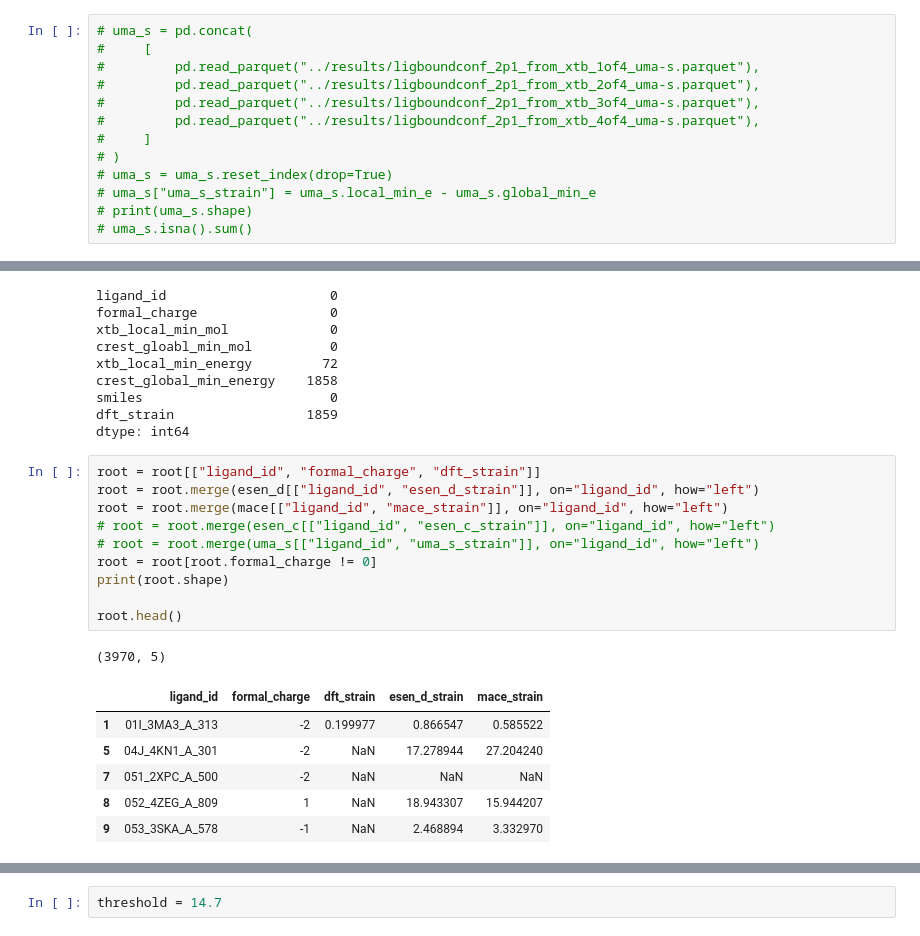
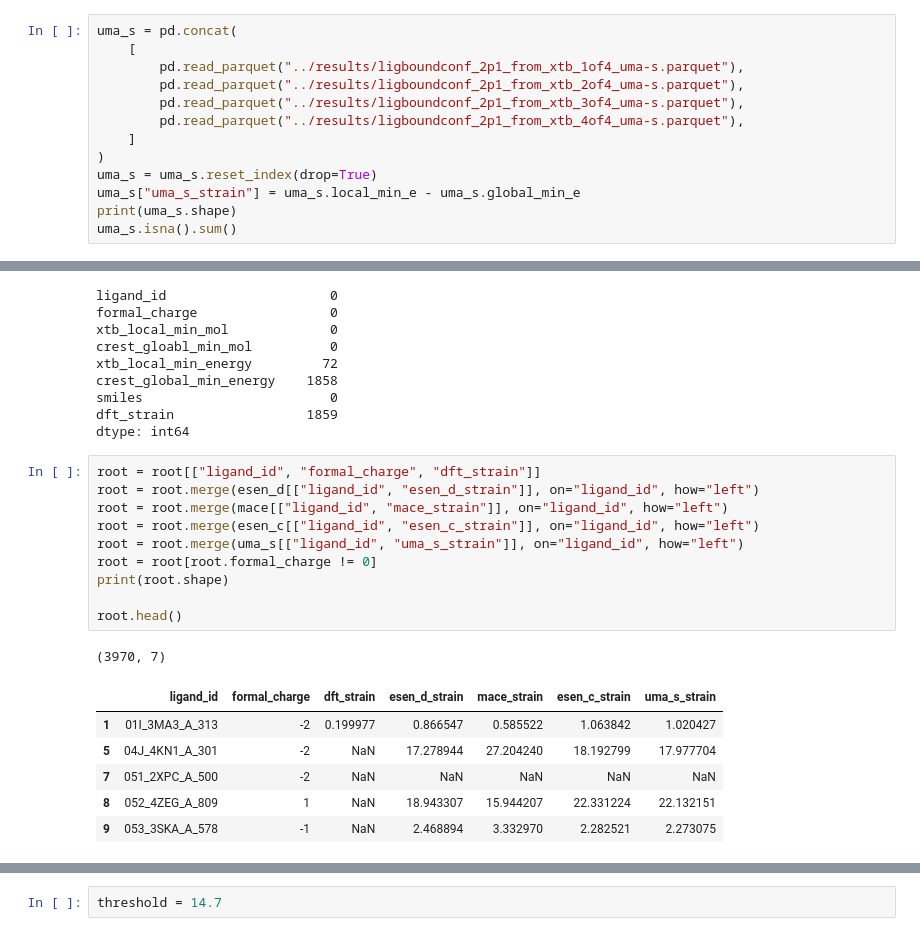
Before and after one commit to prescient-design/StrainRelief, a Jupyter notebook: analysis/analysis_charged.ipynb, the cells around one changed output, grey strips where cells are left out. Cells and saved outputs as stored; diff of their text form.

```diff
--- a/analysis/analysis_charged.ipynb
+++ b/analysis/analysis_charged.ipynb
@@ -59,13 +80,13 @@ dtype: int64
 # %%
-# uma_s = pd.concat(
-#     [
-#         pd.read_parquet("../results/ligboundconf_2p1_from_xtb_1of4_uma-s.parquet"),
-#         pd.read_parquet("../results/ligboundconf_2p1_from_xtb_2of4_uma-s.parquet"),
-#         pd.read_parquet("../results/ligboundconf_2p1_from_xtb_3of4_uma-s.parquet"),
-#         pd.read_parquet("../results/ligboundconf_2p1_from_xtb_4of4_uma-s.parquet"),
-#     ]
-# )
-# uma_s = uma_s.reset_index(drop=True)
-# uma_s["uma_s_strain"] = uma_s.local_min_e - uma_s.global_min_e
-# print(uma_s.shape)
-# uma_s.isna().sum()
+uma_s = pd.concat(
+    [
+        pd.read_parquet("../results/ligboundconf_2p1_from_xtb_1of4_uma-s.parquet"),
+        pd.read_parquet("../results/ligboundconf_2p1_from_xtb_2of4_uma-s.parquet"),
+        pd.read_parquet("../results/ligboundconf_2p1_from_xtb_3of4_uma-s.parquet"),
+        pd.read_parquet("../results/ligboundconf_2p1_from_xtb_4of4_uma-s.parquet"),
+    ]
+)
+uma_s = uma_s.reset_index(drop=True)
+uma_s["uma_s_strain"] = uma_s.local_min_e - uma_s.global_min_e
+print(uma_s.shape)
+uma_s.isna().sum()
@@ -127,18 +160,18 @@ dtype: int64
 # %%
 root = root[["ligand_id", "formal_charge", "dft_strain"]]
 root = root.merge(esen_d[["ligand_id", "esen_d_strain"]], on="ligand_id", how="left")
 root = root.merge(mace[["ligand_id", "mace_strain"]], on="ligand_id", how="left")
-# root = root.merge(esen_c[["ligand_id", "esen_c_strain"]], on="ligand_id", how="left")
-# root = root.merge(uma_s[["ligand_id", "uma_s_strain"]], on="ligand_id", how="left")
+root = root.merge(esen_c[["ligand_id", "esen_c_strain"]], on="ligand_id", how="left")
+root = root.merge(uma_s[["ligand_id", "uma_s_strain"]], on="ligand_id", how="left")
 root = root[root.formal_charge != 0]
 print(root.shape)
 
 root.head()
 # %% [output]
-(3970, 5)
+(3970, 7)
-|  | ligand_id | formal_charge | dft_strain | esen_d_strain | mace_strain |
-| 1 | 01I_3MA3_A_313 | -2 | 0.199977 | 0.866547 | 0.585522 |
-| 5 | 04J_4KN1_A_301 | -2 | NaN | 17.278944 | 27.204240 |
-| 7 | 051_2XPC_A_500 | -2 | NaN | NaN | NaN |
-| 8 | 052_4ZEG_A_809 | 1 | NaN | 18.943307 | 15.944207 |
-| 9 | 053_3SKA_A_578 | -1 | NaN | 2.468894 | 3.332970 |
+|  | ligand_id | formal_charge | dft_strain | esen_d_strain | mace_strain | esen_c_strain | uma_s_strain |
+| 1 | 01I_3MA3_A_313 | -2 | 0.199977 | 0.866547 | 0.585522 | 1.063842 | 1.020427 |
+| 5 | 04J_4KN1_A_301 | -2 | NaN | 17.278944 | 27.204240 | 18.192799 | 17.977704 |
+| 7 | 051_2XPC_A_500 | -2 | NaN | NaN | NaN | NaN | NaN |
+| 8 | 052_4ZEG_A_809 | 1 | NaN | 18.943307 | 15.944207 | 22.331224 | 22.132151 |
+| 9 | 053_3SKA_A_578 | -1 | NaN | 2.468894 | 3.332970 | 2.282521 | 2.273075 |
```
Also changed, not shown: parts of 22 cells of this notebook, 2 other files.
